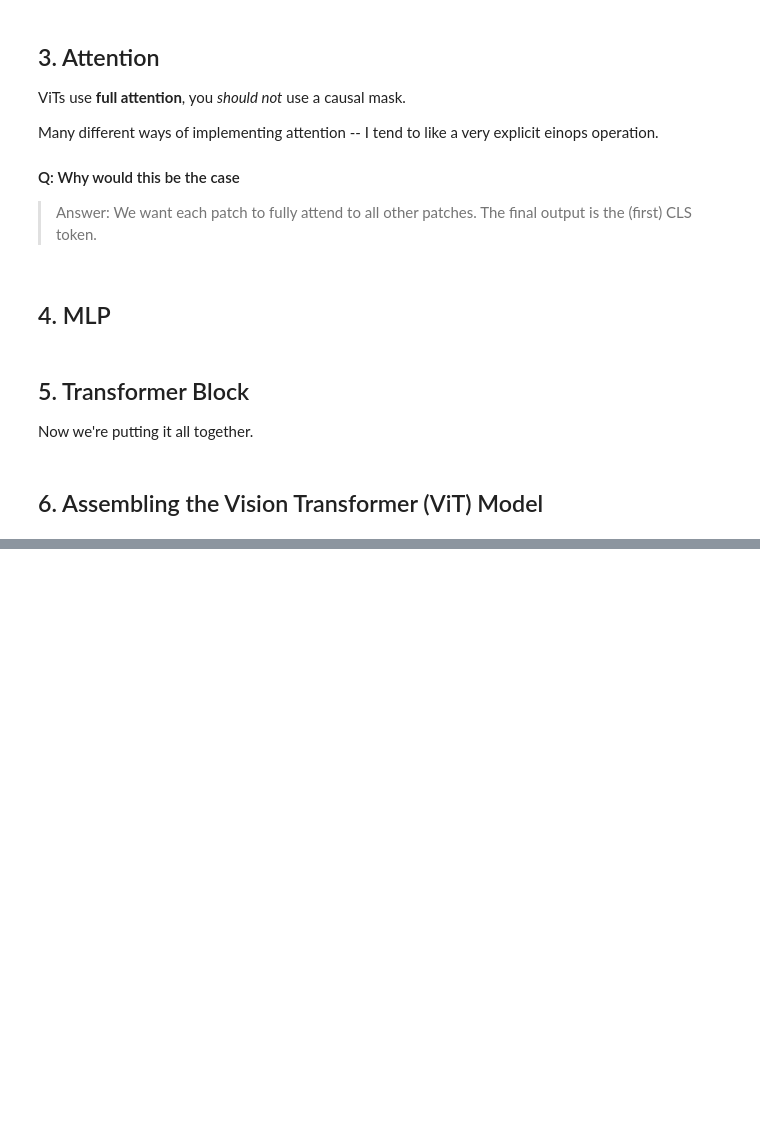
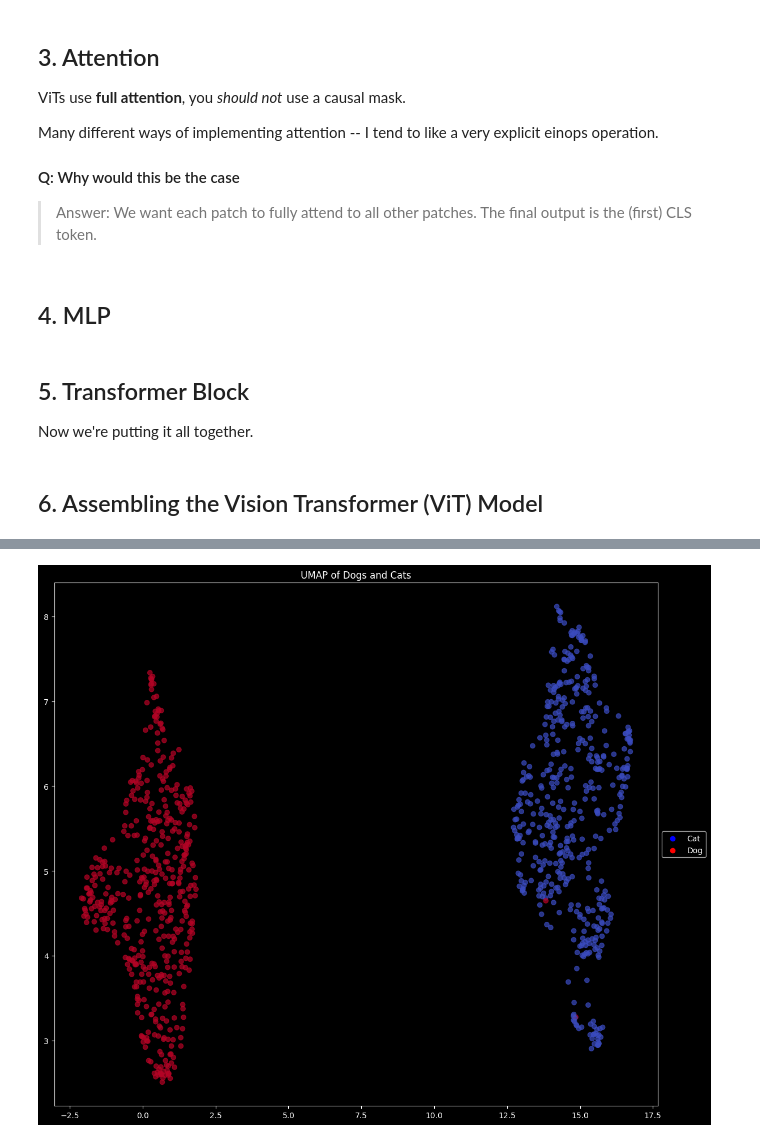
Before and after one commit to tom-pollak/nanoViT, a Jupyter notebook: tutorials/vit_from_scratch.ipynb, the cells around one changed output, grey strips where cells are left out. Drawn from its saved outputs; the diff is of its cells as text; code cells hidden in the pictures; blank space fills up the shorter version.

```diff
--- a/tutorials/vit_from_scratch.ipynb
+++ b/tutorials/vit_from_scratch.ipynb
@@ -247,0 +297,45 @@ You've set up the structure for implementing each component of the Vision Transf
+# %%
+import torch
+from tqdm import tqdm
+import umap
+import matplotlib.pyplot as plt
+
+preprocessor = build_preprocessor(cfg)
+all_embeddings = []
+all_labels = []
+device = (
+    "cuda"
+    if torch.cuda.is_available()
+    else "mps"
+    if torch.backends.mps.is_available()
+    else "cpu"
+)
+
+bs = 64
+vit = vit.eval().to(device)
+with torch.no_grad():
+    for batch in tqdm(ds.iter(bs, drop_last_batch=True)):
+        images = [preprocessor(img) for img in batch["image"]]
+        images_tensor = torch.stack(images).to(device)
+        embeddings = vit(images_tensor)
+        all_embeddings.append(embeddings.cpu())
+        all_labels.extend(batch["labels"])
+
+all_embeddings = torch.cat(all_embeddings, dim=0)
+
+reducer = umap.UMAP(n_neighbors=15, min_dist=0.1, n_components=2, metric="cosine")
+embedding_2d = reducer.fit_transform(all_embeddings.numpy())
+
+fig, ax = plt.subplots(figsize=(12, 10))
+scatter = ax.scatter(
+    embedding_2d[:, 0], embedding_2d[:, 1], c=all_labels, cmap="coolwarm", alpha=0.7
+)
+ax.set_title("UMAP of Dogs and Cats")
+ax.legend(handles=[
+    ax.scatter([], [], c='blue', label='Cat'),
+    ax.scatter([], [], c='red', label='Dog')
+], loc='center left', bbox_to_anchor=(1, 0.5))
+fig.tight_layout()
+plt.show()
+# %% [output]
+[figure, added]
```
Also changed, not shown: parts of 10 cells of this notebook, 1 other file.
